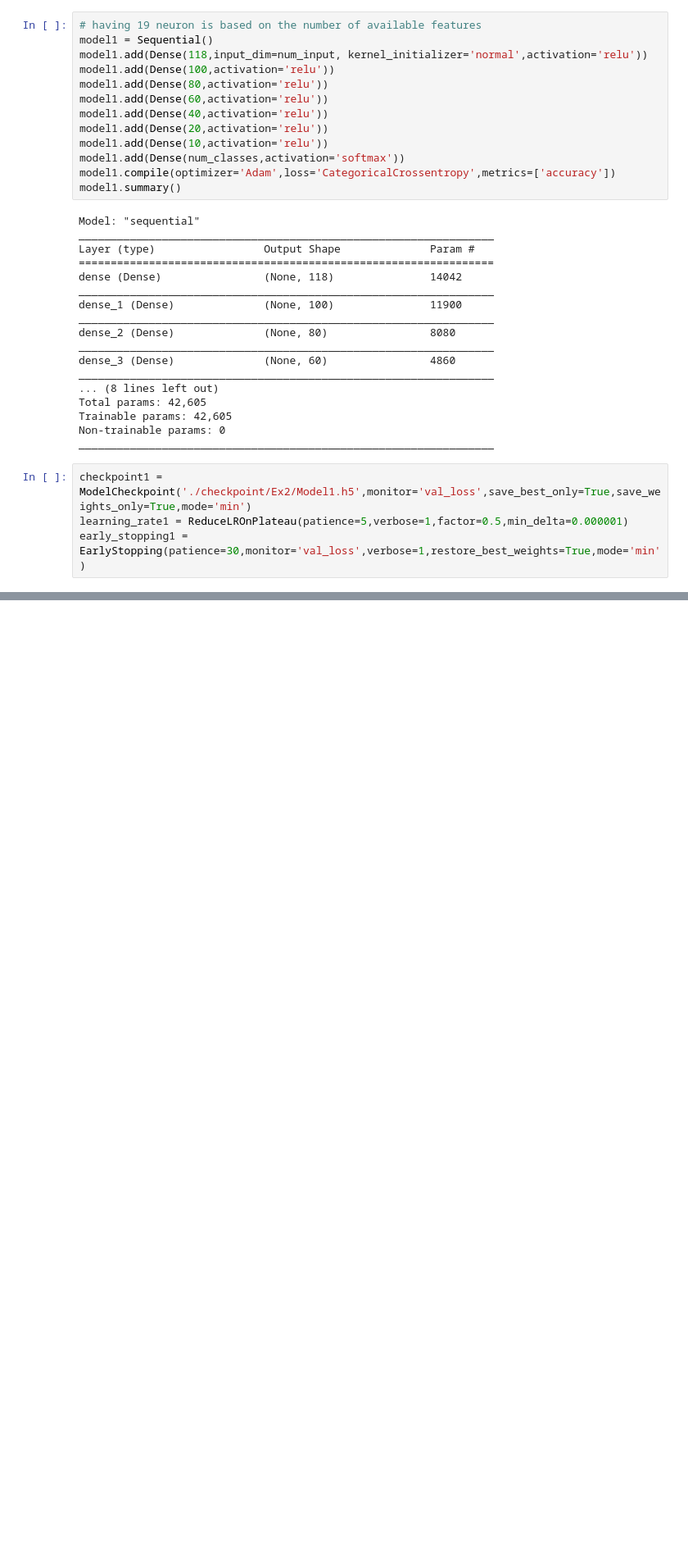
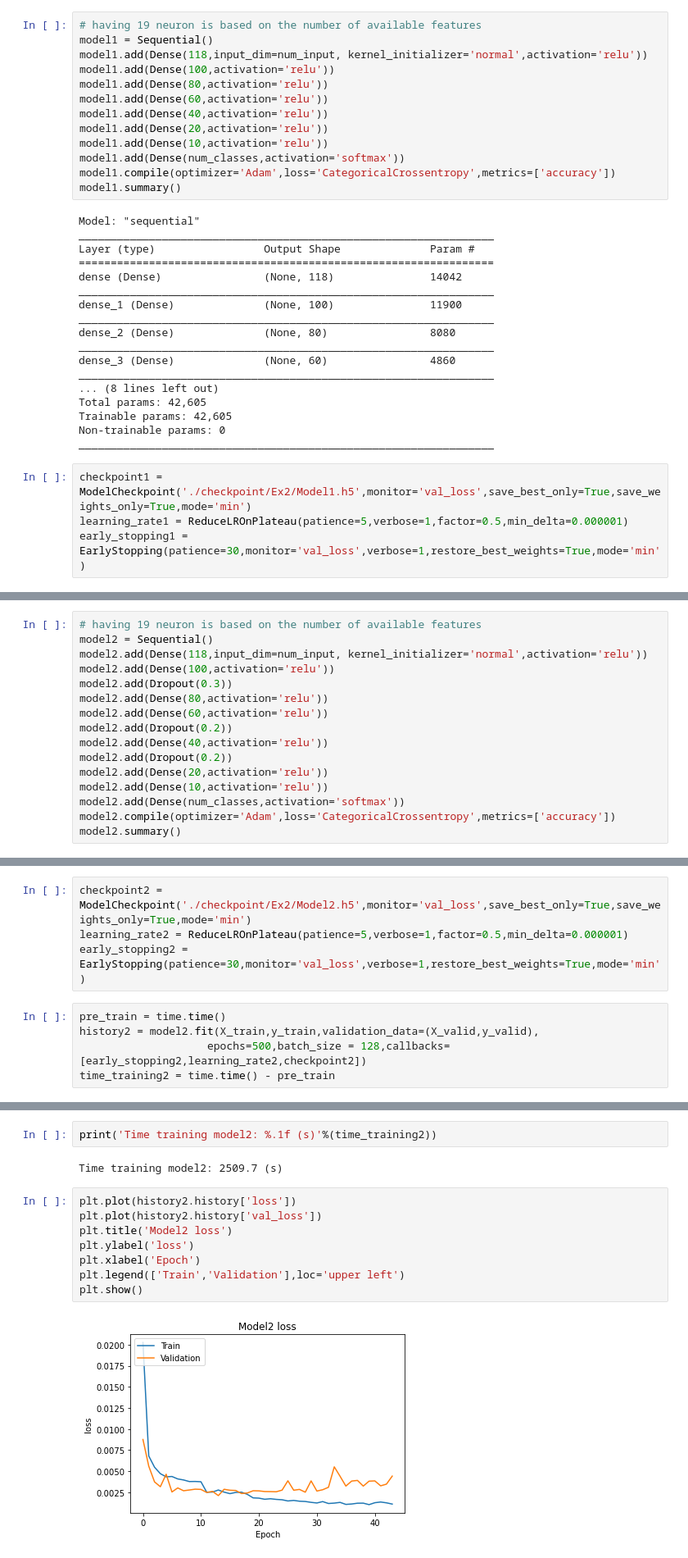
Before and after one commit to waflol/LDS8_K270_ONLINE_LeNguyenHungAnh, a Jupyter notebook: LDS8_K270_LeNguyenHungAnh_Cuoi_ky/Ex2_ANN.ipynb, the cells around one changed output, grey strips where cells are left out. Shown at 82% size. Drawn from its saved outputs; the diff is of its cells as text; blank space fills up the shorter version.

```diff
--- a/LDS8_K270_LeNguyenHungAnh_Cuoi_ky/Ex2_ANN.ipynb
+++ b/LDS8_K270_LeNguyenHungAnh_Cuoi_ky/Ex2_ANN.ipynb
@@ -344,0 +409,16 @@ Epoch 4/500
+# %%
+# having 19 neuron is based on the number of available features
+model2 = Sequential()
+model2.add(Dense(118,input_dim=num_input, kernel_initializer='normal',activation='relu'))
+model2.add(Dense(100,activation='relu'))
+model2.add(Dropout(0.3))
+model2.add(Dense(80,activation='relu'))
+model2.add(Dense(60,activation='relu'))
+model2.add(Dropout(0.2))
+model2.add(Dense(40,activation='relu'))
+model2.add(Dropout(0.2))
+model2.add(Dense(20,activation='relu'))
+model2.add(Dense(10,activation='relu'))
+model2.add(Dense(num_classes,activation='softmax'))
+model2.compile(optimizer='Adam',loss='CategoricalCrossentropy',metrics=['accuracy'])
+model2.summary()
@@ -344,0 +443,9 @@ Epoch 4/500
+# %%
+checkpoint2 = ModelCheckpoint('./checkpoint/Ex2/Model2.h5',monitor='val_loss',save_best_only=True,save_weights_only=True,mode='min')
+learning_rate2 = ReduceLROnPlateau(patience=5,verbose=1,factor=0.5,min_delta=0.000001)
+early_stopping2 = EarlyStopping(patience=30,monitor='val_loss',verbose=1,restore_best_weights=True,mode='min')
+# %%
+pre_train = time.time()
+history2 = model2.fit(X_train,y_train,validation_data=(X_valid,y_valid),
+                    epochs=500,batch_size = 128,callbacks=[early_stopping2,learning_rate2,checkpoint2])
+time_training2 = time.time() - pre_train
@@ -344,0 +470,14 @@ Epoch 4/500
+# %%
+print('Time training model2: %.1f (s)'%(time_training2))
+# %% [output]
+Time training model2: 2509.7 (s)
+# %%
+plt.plot(history2.history['loss'])
+plt.plot(history2.history['val_loss'])
+plt.title('Model2 loss')
+plt.ylabel('loss')
+plt.xlabel('Epoch')
+plt.legend(['Train','Validation'],loc='upper left')
+plt.show()
+# %% [output]
+[figure, added]
```
Also changed, not shown: parts of 19 cells of this notebook, 3 other files.
